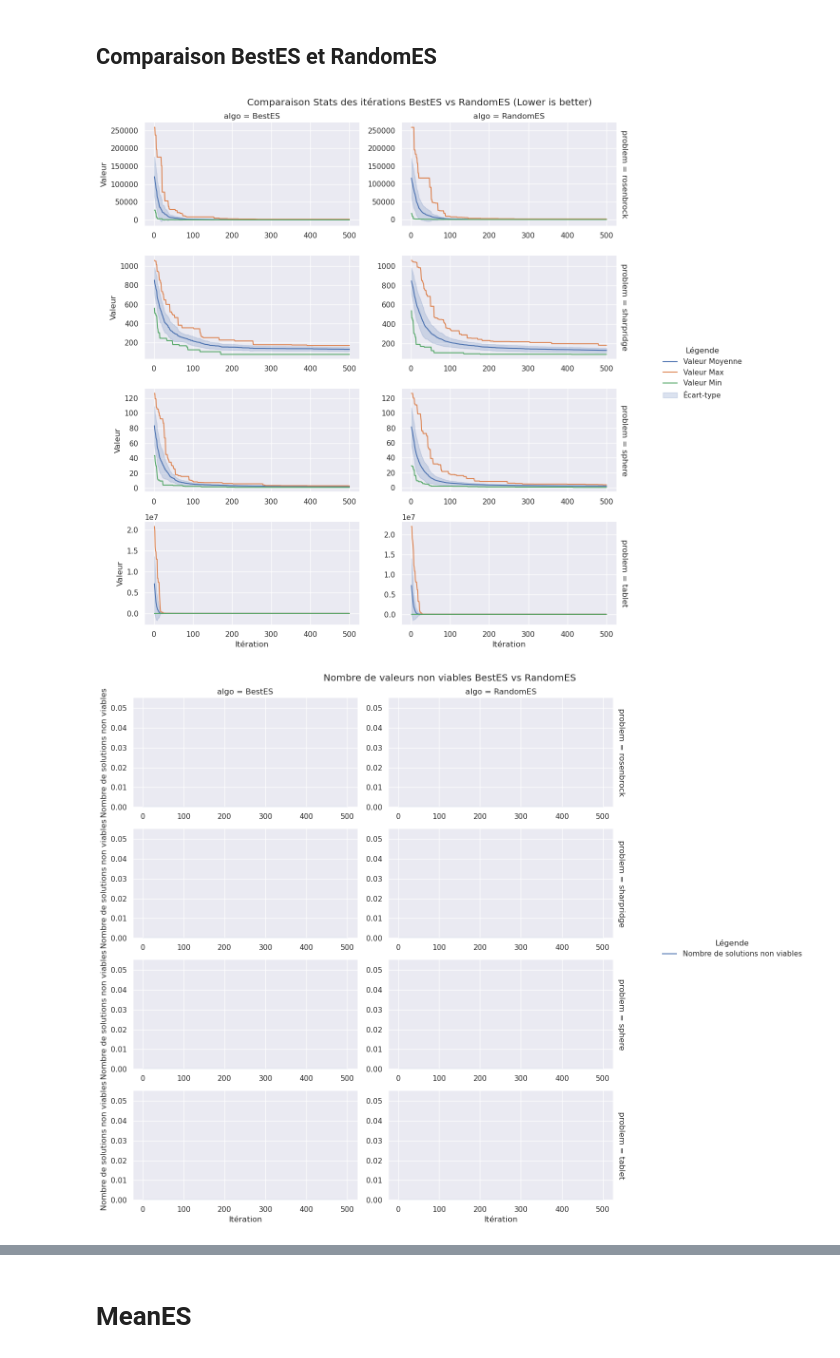
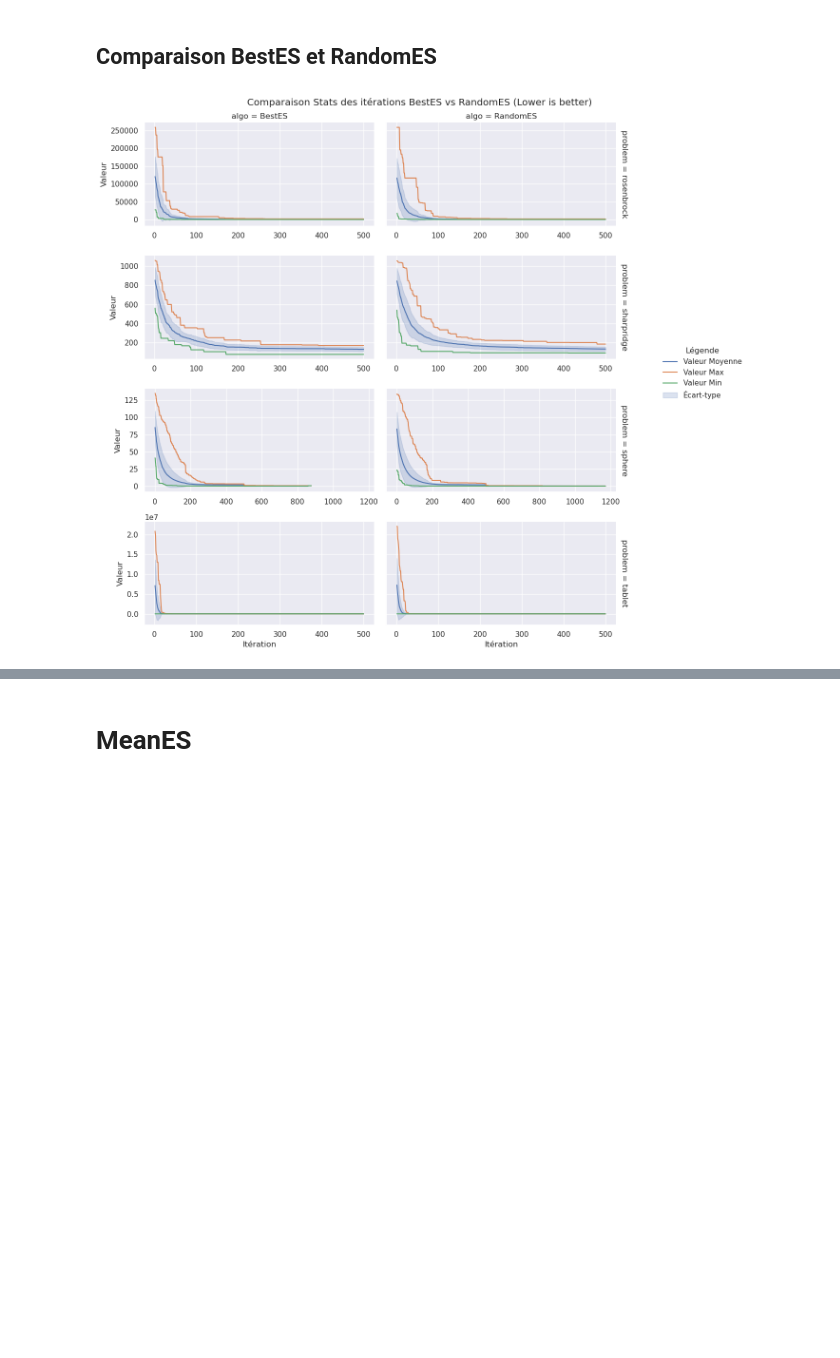
Before and after one commit to lmtb06/metaheuristiques, a Jupyter notebook: TP4.ipynb, the cells around one changed output, grey strips where cells are left out. Cells and saved outputs as stored; diff of their text form; code cells hidden in the pictures; blank space fills up the shorter version.

```diff
--- a/TP4.ipynb
+++ b/TP4.ipynb
@@ -13,6 +13,8 @@ def data_preprocessing(data, groupby=['algo', 'problem', 'problem_size', 'iter']
     # Remplacer les valeurs infinies par NaN
     data[value] = data[value].replace([np.inf, -np.inf], np.nan)
     data['non_viable'] = np.where(np.isnan(data['val']), 1, 0)
+    # Remplacer les valeurs NaN par la moyenne
+    data[value] = data[value].fillna(data[value].mean())
     valeurs = data.groupby(groupby).agg(
         mean_val=(value, 'mean'),
         std_val=(value, 'std'),
@@ -29,8 +31,8 @@ def draw_iterations_value_stats(data, **kwargs):
     row = kwargs.get('row', 'problem_size')
     col = kwargs.get('col', 'problem')
     hue = kwargs.get('hue', None)
-    sharex = kwargs.get('sharex', True)
-    sharey = kwargs.get('sharey', True)
+    sharex = kwargs.get('sharex', 'row')
+    sharey = kwargs.get('sharey', 'row')
     height = kwargs.get('height', 3)
     aspect = kwargs.get('aspect', 2)
     title = kwargs.get('title', '')
@@ -65,8 +67,8 @@ def draw_iterations_non_viable_amount(data, **kwargs):
     row = kwargs.get('row', 'problem_size')
     col = kwargs.get('col', 'problem')
     hue = kwargs.get('hue', None)
-    sharex = kwargs.get('sharex', True)
-    sharey = kwargs.get('sharey', True)
+    sharex = kwargs.get('sharex', 'row')
+    sharey = kwargs.get('sharey', 'row')
     height = kwargs.get('height', 3)
     aspect = kwargs.get('aspect', 2)
     title = kwargs.get('title', '')
@@ -96,8 +98,8 @@ def draw_algo_comparison(data, **kwargs):
     x = kwargs.get('x', 'algo')
     y = kwargs.get('y', 'mean_val')
     hue = kwargs.get('hue', 'algo')
-    sharey = kwargs.get('sharey', False)
-    sharex = kwargs.get('sharex', False)
+    sharey = kwargs.get('sharey', 'row')
+    sharex = kwargs.get('sharex', 'row')
     showfliers = kwargs.get('showfliers', False)
     dodge = kwargs.get('dodge', False)
     title = kwargs.get('title', 'Comparaison des algorithmes')
@@ -282,13 +302,14 @@ stats = execute_and_save_stats(
     extra_stats=extra_stats,
     verbose=verbose,
     algo_list=algo_list,
-    problems_name=problems_name
+    problems_name=problems_name,
+    save=False
 )
 # %% [markdown]
 ### Visualisation
 # %%
 algo_analise = 'BestES'
-stats[algo_analise] = get_stats_from_csv(algo_analise, problems_name, problems_size=['small'])
+# stats[algo_analise] = get_stats_from_csv(algo_analise, problems_name, problems_size=['small'])
 data = stats[algo_analise]
 valeurs = data_preprocessing(data)
 # %%
@@ -308,11 +328,10 @@ stats['BestES'] = get_stats_from_csv('BestES', problems_name, problems_size=['sm
 data = pd.concat([stats['RandomES'], stats['BestES']])
 valeurs = data_preprocessing(data)
 # %%
-%matplotlib inline
-g1 = draw_iterations_value_stats(valeurs, col='algo', row='problem', sharex=False, sharey=False, title=f'Comparaison Stats des itérations BestES vs RandomES (Lower is better)')
-g2 = draw_iterations_non_viable_amount(valeurs, col='algo', row='problem', sharex=False, sharey=False, title=f'Nombre de valeurs non viables BestES vs RandomES')
+# %matplotlib inline
+g1 = draw_iterations_value_stats(valeurs, col='algo', row='problem', sharex='row', sharey='row', title=f'Comparaison Stats des itérations BestES vs RandomES (Lower is better)')
+# g2 = draw_iterations_non_viable_amount(valeurs, col='algo', row='problem', sharex='row', sharey='row', title=f'Nombre de valeurs non viables BestES vs RandomES')
 plt.show()
 # %% [output]
-[figure, old version]
+[figure, new version]
-[figure, removed]
 # %%
```
Also changed, not shown: parts of 32 cells of this notebook.
